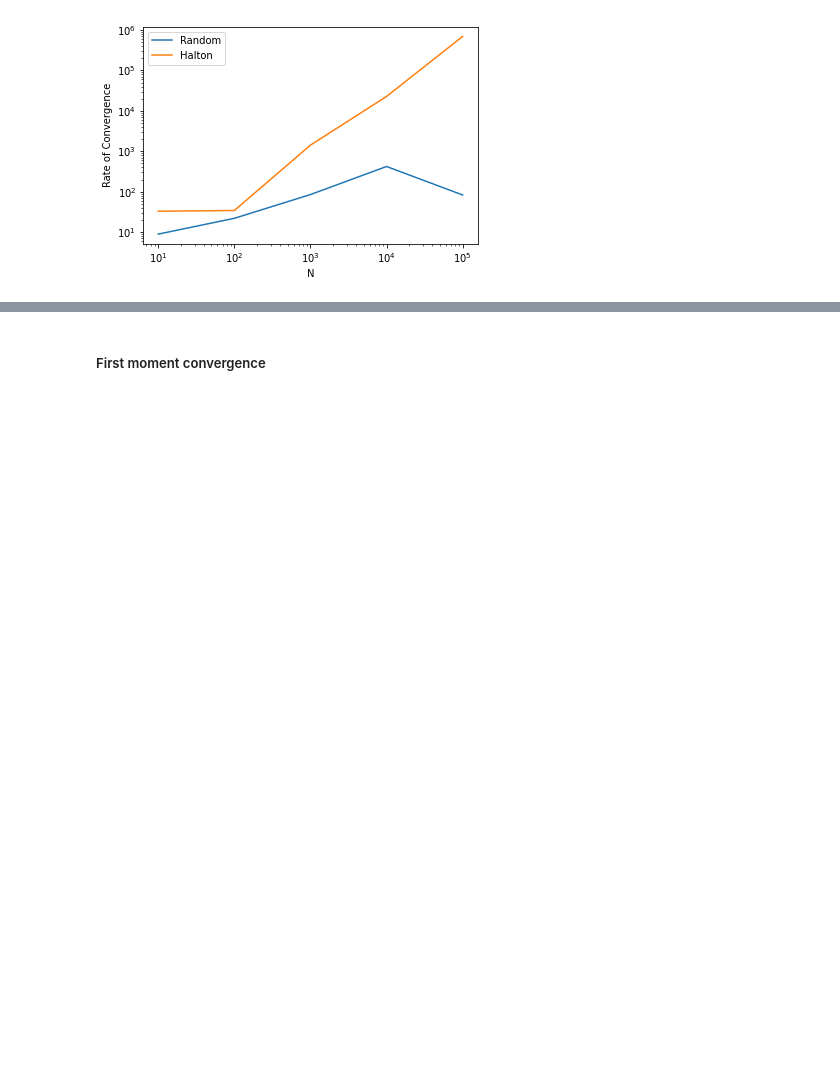
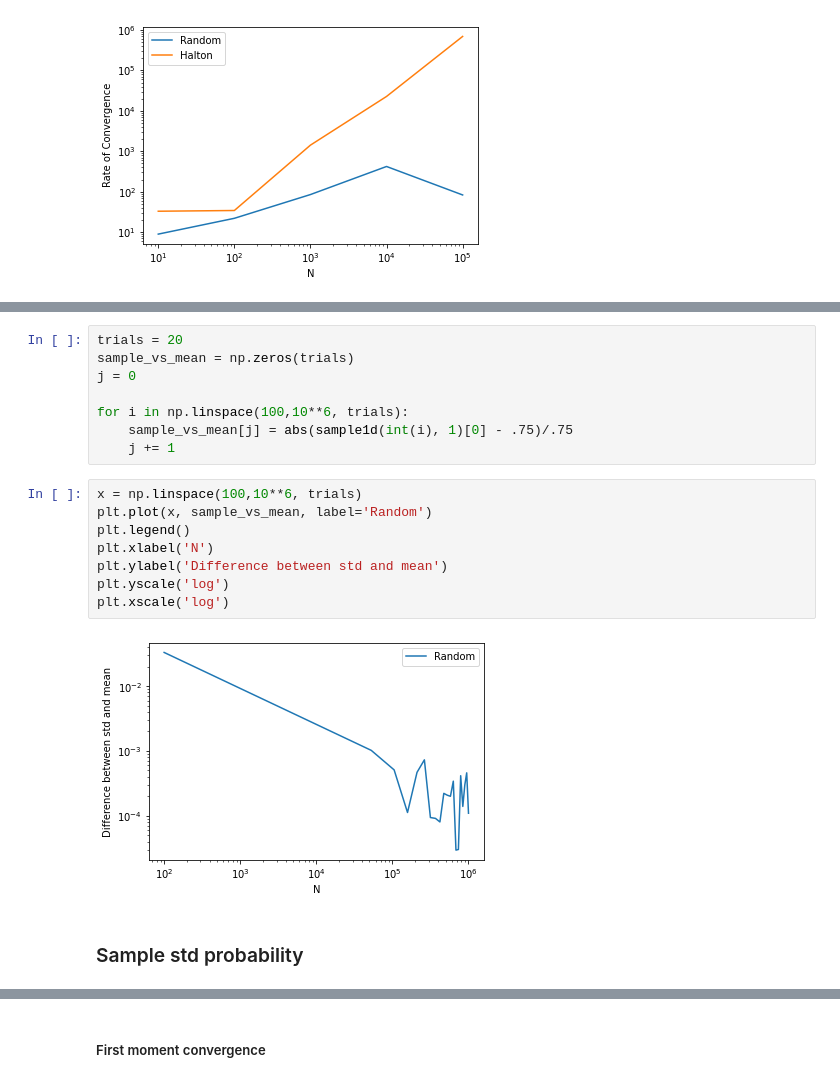
Before and after one commit to massimolarsen/QMC, a Jupyter notebook: QMC.ipynb, the cells around one changed output, grey strips where cells are left out. Drawn from its saved outputs; the diff is of its cells as text; blank space fills up the shorter version.

```diff
--- a/QMC.ipynb
+++ b/QMC.ipynb
@@ -47,0 +139,20 @@ plt.yscale('log')
+# %%
+trials = 20
+sample_vs_mean = np.zeros(trials)
+j = 0
+
+for i in np.linspace(100,10**6, trials):
+    sample_vs_mean[j] = abs(sample1d(int(i), 1)[0] - .75)/.75
+    j += 1
+# %%
+x = np.linspace(100,10**6, trials)
+plt.plot(x, sample_vs_mean, label='Random')
+plt.legend()
+plt.xlabel('N')
+plt.ylabel('Difference between std and mean')
+plt.yscale('log')
+plt.xscale('log')
+# %% [output]
+[figure, added]
+# %% [markdown]
+### Sample std probability
```
Also changed, not shown: parts of 14 cells of this notebook.
